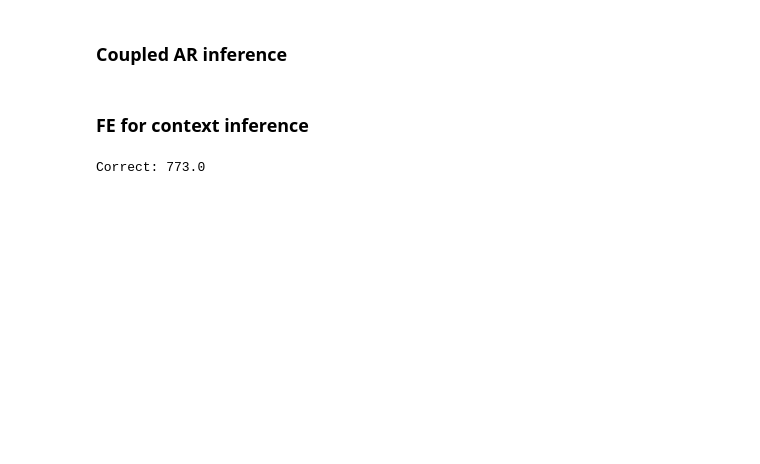
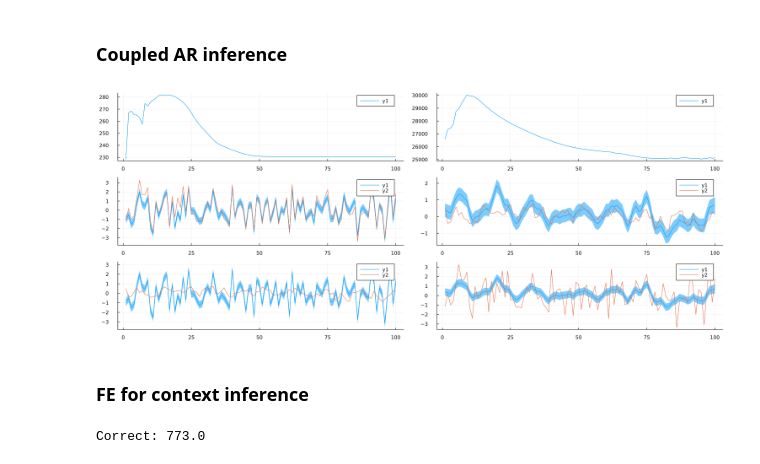
Before and after one commit to biaslab/AIDA, a Jupyter notebook: demo/verification.ipynb, the cells around one changed output. Cells and saved outputs as stored; diff of their text form; code cells hidden in the pictures; blank space fills up the shorter version.

```diff
--- a/demo/verification.ipynb
+++ b/demo/verification.ipynb
@@ -104,24 +110,26 @@ ProgressMeter.@showprogress for i in 1:n_datasets
 
 end
 # %%
-index = 59
+index = 11
 
 p00 = plot(fe[index, :])
 p01 = plot(sum(fe, dims=1)')
 
 p1 = plot(rmz[index, :], ribbon=sqrt.(rvz[index, :]))
 p1 = plot!(p1, first.(speech_data[index][2]))
 
 p2 = plot(rmx[index, :], ribbon=sqrt.(rvx[index, :]))
 p2 = plot!(p2, first.(noise_data[index][2]))
 
 p3 = plot(rmz[index, :], ribbon=sqrt.(rvz[index, :]))
 p3 = plot!(p3, first.(noise_data[index][2]))
 
 p4 = plot(rmx[index, :], ribbon=sqrt.(rvx[index, :]))
 p4 = plot!(p4, first.(speech_data[index][2]))
 
 plot(p00, p01, p1, p2, p3, p4, layout = @layout([ a b; c d; e f  ]), size = (1500, 600))
+# %% [output]
+[figure, added]
 # %% [markdown]
 ### FE for context inference
 # %%
```
Also changed, not shown: parts of 10 cells of this notebook, 2 other files.
